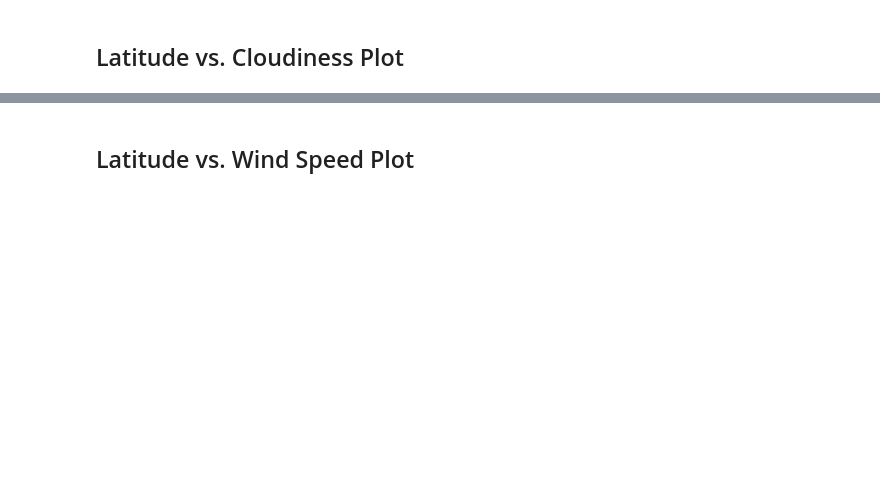
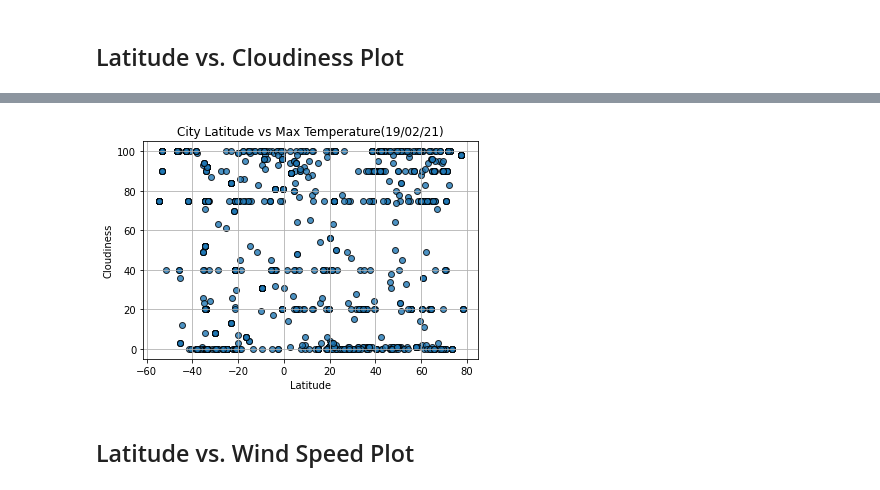
Before and after one commit to niyioyedele/python-api-challenge, a Jupyter notebook: WeatherPy/WeatherPy.ipynb, the cells around one changed output, grey strips where cells are left out. Cells and saved outputs as stored; diff of their text form; code cells hidden in the pictures; blank space fills up the shorter version.

```diff
--- a/WeatherPy/WeatherPy.ipynb
+++ b/WeatherPy/WeatherPy.ipynb
@@ -250,2 +261,13 @@ Int64Index([], dtype='int64')
+# %%
+plt.scatter(cities_df['Latitude'],cities_df['Cloudiness'], edgecolor='black', linewidths=1,marker='o', alpha=0.8, label='Cities')
+
+plt.title('City Latitude vs Max Temperature(19/02/21)')
+plt.ylabel('Cloudiness')
+plt.xlabel('Latitude')
+plt.grid('True')
+plt.savefig('Cloudiness_vs_Latitude.png')
+plt.show()
+# %% [output]
+[figure, added]
 # %% [markdown]
 ## Latitude vs. Wind Speed Plot
```
Also changed, not shown: parts of 30 cells of this notebook, 15 other files.
